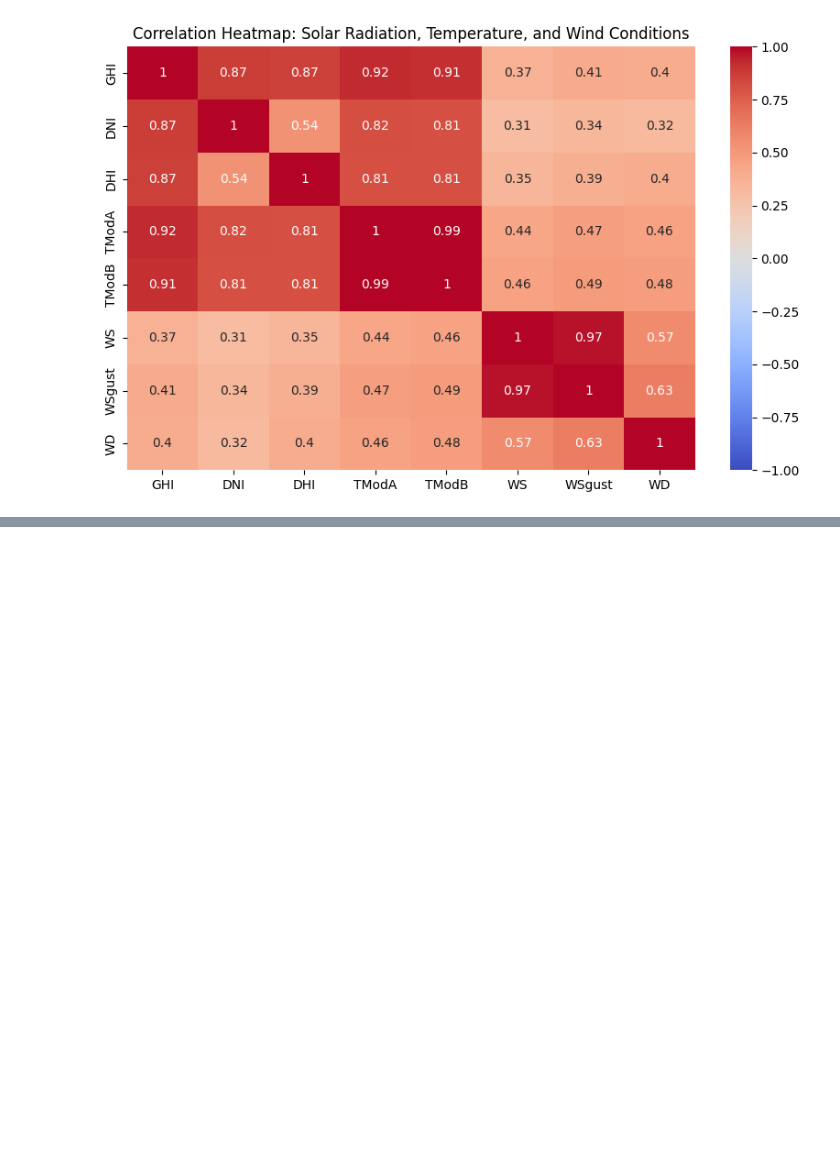
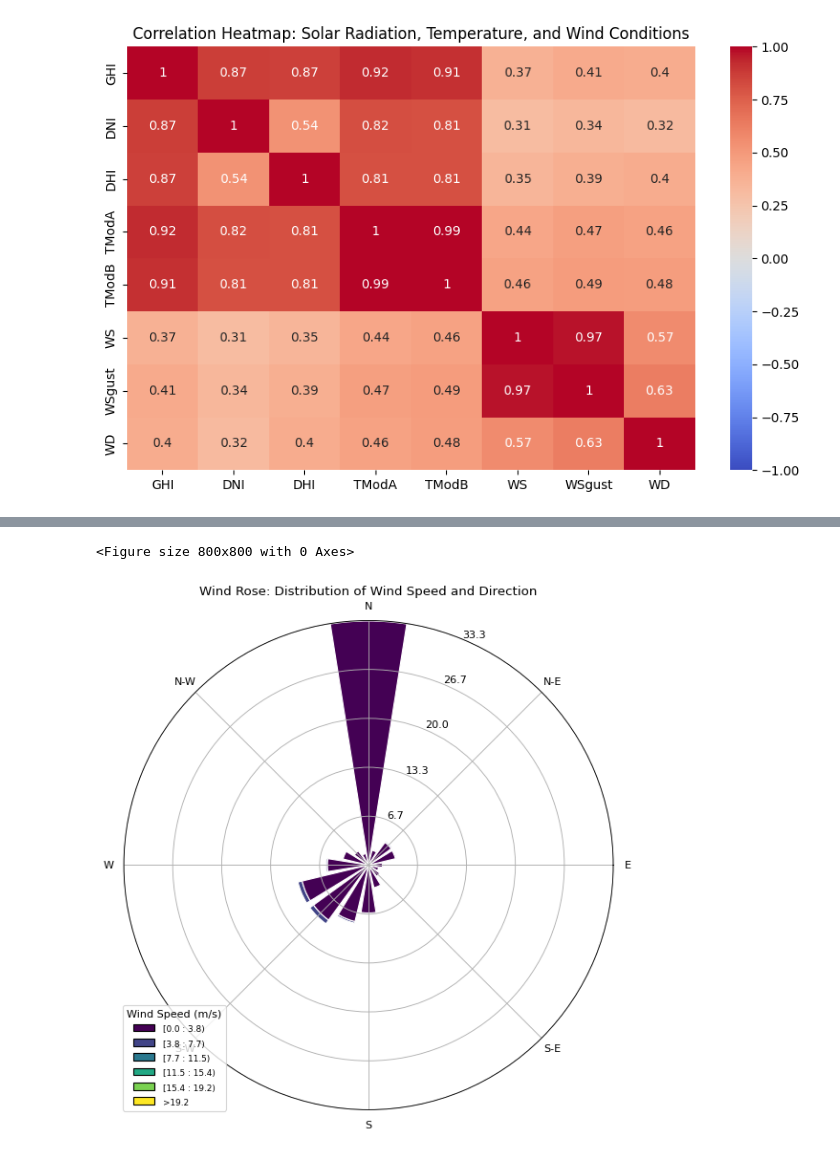
Before and after one commit to Abiy-Alemu/kaimweek0, a Jupyter notebook: notebooks/country2.ipynb, the cells around one changed output, grey strips where cells are left out. Saved outputs shown, nothing was run; the diff lists cells and outputs as text; code cells hidden in the pictures; blank space fills up the shorter version.

```diff
--- a/notebooks/country2.ipynb
+++ b/notebooks/country2.ipynb
@@ -430,0 +451,22 @@ plt.show()
+# %%
+import pandas as pd
+import matplotlib.pyplot as plt
+from windrose import WindroseAxes
+
+# Load the dataset
+df = pd.read_csv('sierraleone-bumbuna.csv', parse_dates=['Timestamp'])
+
+# Extract wind speed and direction data
+wind_speed = df['WS']  # Replace 'WS' with your wind speed column name
+wind_direction = df['WD']  # Replace 'WD' with your wind direction column name
+
+# Plotting the wind rose
+plt.figure(figsize=(8, 8))
+ax = WindroseAxes.from_ax()
+ax.bar(wind_direction, wind_speed, normed=True, opening=0.8, edgecolor='white')
+ax.set_legend(title="Wind Speed (m/s)")
+plt.title('Wind Rose: Distribution of Wind Speed and Direction')
+plt.show()
+# %% [output]
+<Figure size 800x800 with 0 Axes>
+[figure, added]
```
Also changed, not shown: parts of 20 cells of this notebook, 1 other file.
